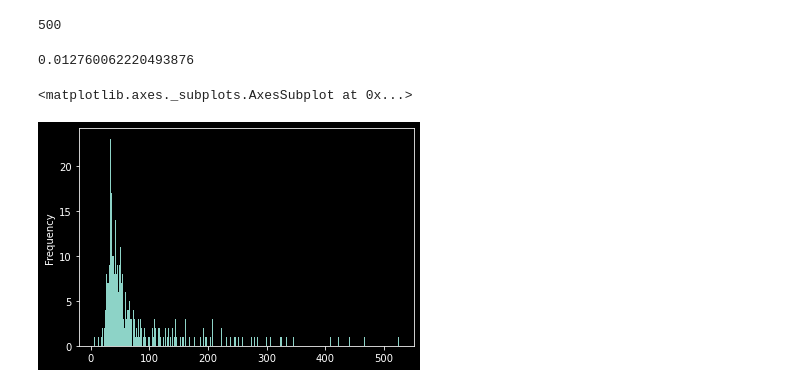
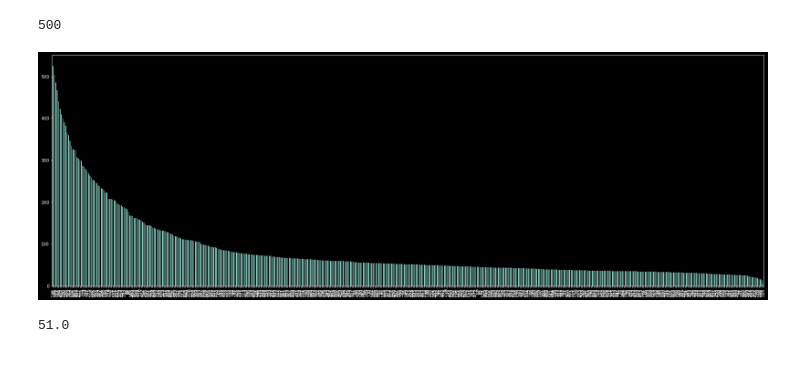
Before and after one commit to DCCCXIX/plants_classification, a Jupyter notebook: plants_clf_notebook.ipynb, the cells around one changed output. Cells and saved outputs as stored; diff of their text form; code cells hidden in the pictures.

```diff
--- a/plants_clf_notebook.ipynb
+++ b/plants_clf_notebook.ipynb
@@ -50,14 +50,13 @@ torch.backends.cudnn.deterministic = True
 torch.backends.cudnn.benchmark = False
 # %%
 # hyperparameters
-DATA_PATH = r"C:/Users/Dkrd/Documents/GitHub/plants_classification/train/"
+DATA_PATH = r"./train/"
 
-IMAGE_SIZE = 250
+IMAGE_SIZE = 300
 BATCH_SIZE = 12
-GRADIENT_ACCUMULATION_STEPS = 50
+GRADIENT_ACCUMULATION_STEPS = 10
 LEARNING_RATE = 0.0005
-EPOCHS = 100
-N_CLASS = 500
+EPOCHS = 50
 # %%
 if torch.cuda.is_available():
     device = torch.device("cuda:0")
@@ -102,2 +108,0 @@ def build_dataset(quality_threshold=2, data_path=DATA_PATH):
-# %%
-dataset = build_dataset()
@@ -106,11 +114,10 @@ len(dataset['label'].value_counts())
 # %% [output]
 500
+# %%
+dataset["label"].value_counts().plot.bar(figsize=(30,10));
+# %% [output]
+[figure, added]
 # %%
-dataset['label'].value_counts().values[0]/len(dataset)
+np.median(dataset["label"].value_counts().values)
 # %% [output]
-0.012760062220493876
+51.0
-# %%
-dataset['label'].value_counts().plot.hist(bins=500)
-# %% [output]
-<matplotlib.axes._subplots.AxesSubplot at 0x...>
-[figure, removed]
```
Also changed, not shown: parts of 22 cells of this notebook.
